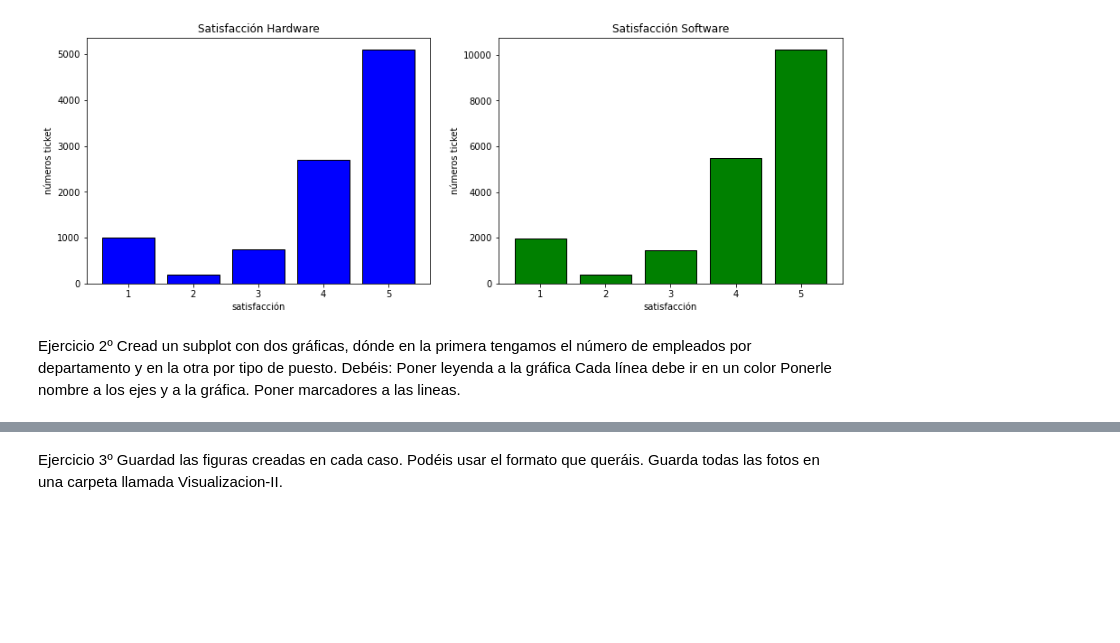
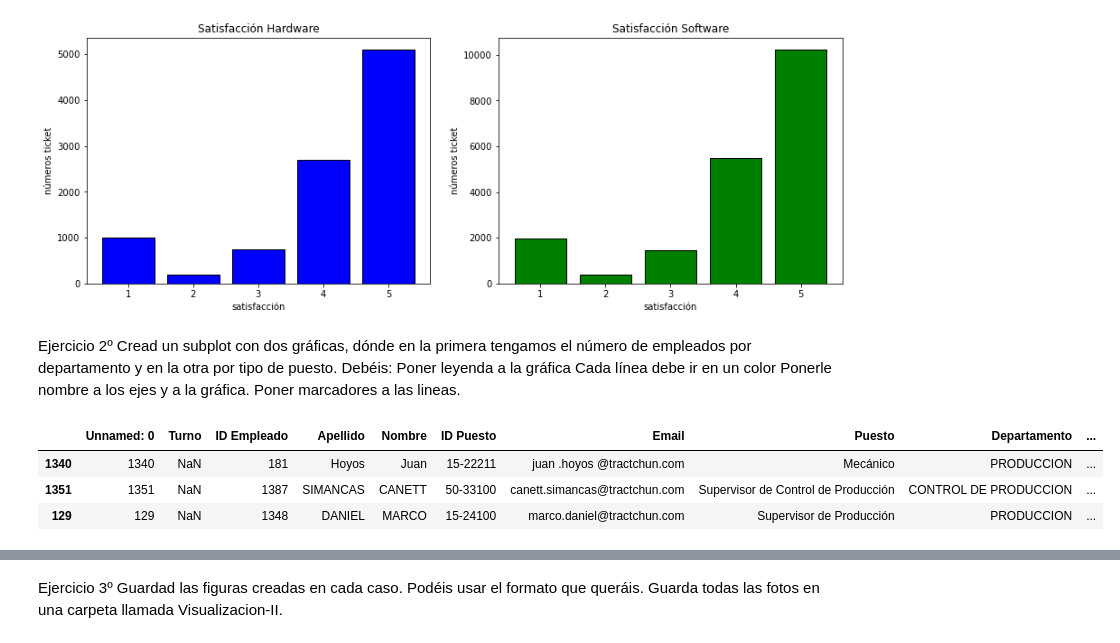
Before and after one commit to PalomaDA/DA-promod-modulo2-sprint1-Jacqueline-Paloma, a Jupyter notebook: visualización-2.ipynb, the cells around one changed output, grey strips where cells are left out. Drawn from its saved outputs; the diff is of its cells as text; code cells hidden in the pictures; blank space fills up the shorter version.

```diff
--- a/visualización-2.ipynb
+++ b/visualización-2.ipynb
@@ -141,0 +139,8 @@ plt.bar()
+# %%
+df_ep = pd.read_csv("datos/empleados_puestos (1).csv")
+df_ep.sample(3)
+# %% [output]
+|  | Unnamed: 0 | Turno | ID Empleado | Apellido | Nombre | ID Puesto | Email | Puesto | Departamento | ... |
+| 1340 | 1340 | NaN | 181 | Hoyos | Juan | 15-22211 | juan .hoyos @tractchun.com | Mecánico | PRODUCCION | ... |
+| 1351 | 1351 | NaN | 1387 | SIMANCAS | CANETT | 50-33100 | canett.simancas@tractchun.com | Supervisor de Control de Producción | CONTROL DE PRODUCCION | ... |
+| 129 | 129 | NaN | 1348 | DANIEL | MARCO | 15-24100 | marco.daniel@tractchun.com | Supervisor de Producción | PRODUCCION | ... |
```
Also changed, not shown: parts of 8 cells of this notebook, 1 other file.
